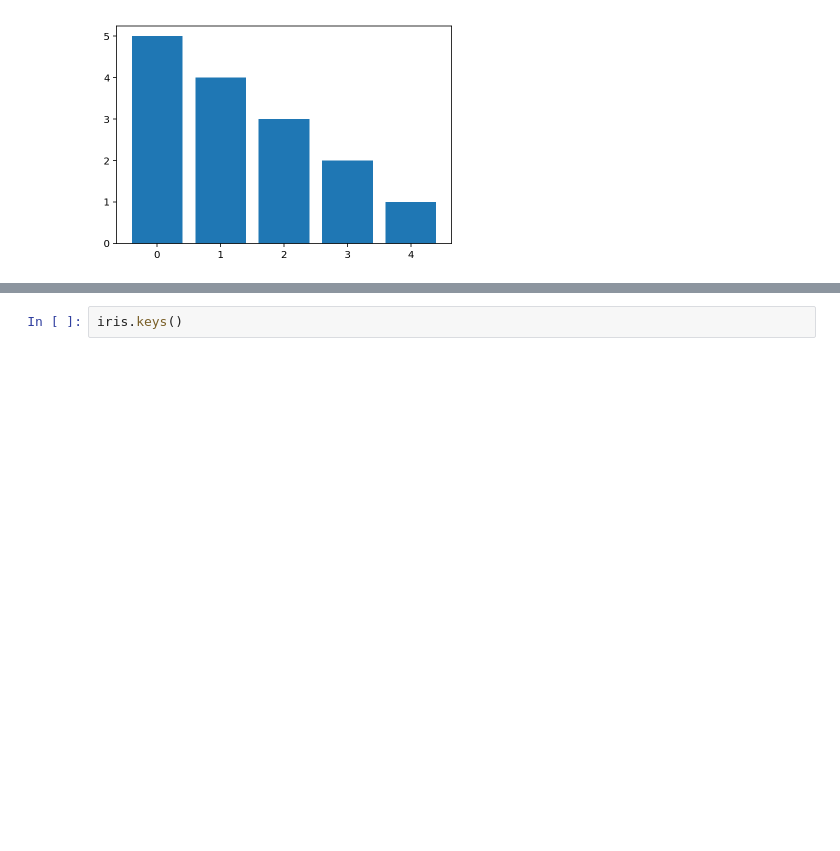
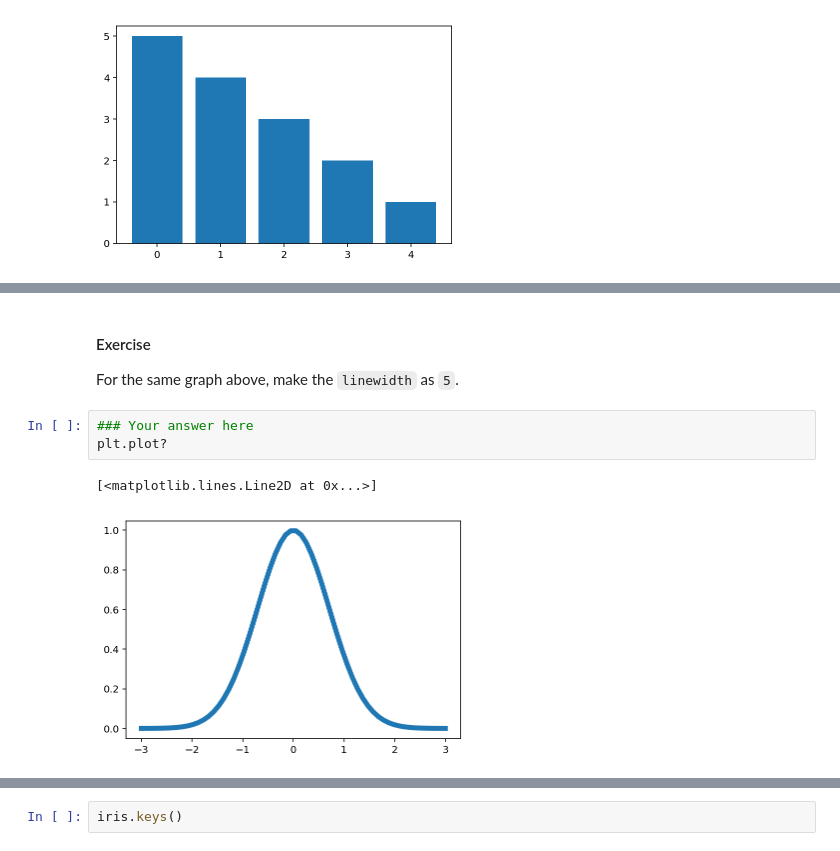
Before and after one commit to jephianlin/9HPythonData, a Jupyter notebook: Python-Week3.ipynb, the cells around one changed output, grey strips where cells are left out. Drawn from its saved outputs; the diff is of its cells as text; blank space fills up the shorter version.

```diff
--- a/Python-Week3.ipynb
+++ b/Python-Week3.ipynb
@@ -608,0 +627,9 @@ plt.bar(x,y)
+# %% [markdown]
+#### Exercise
+For the same graph above, make the `linewidth` as `5`.
+# %%
+### Your answer here
+plt.plot?
+# %% [output]
+[<matplotlib.lines.Line2D at 0x...>]
+[figure, added]
```
Also changed, not shown: parts of 27 cells of this notebook, 1 other file.
